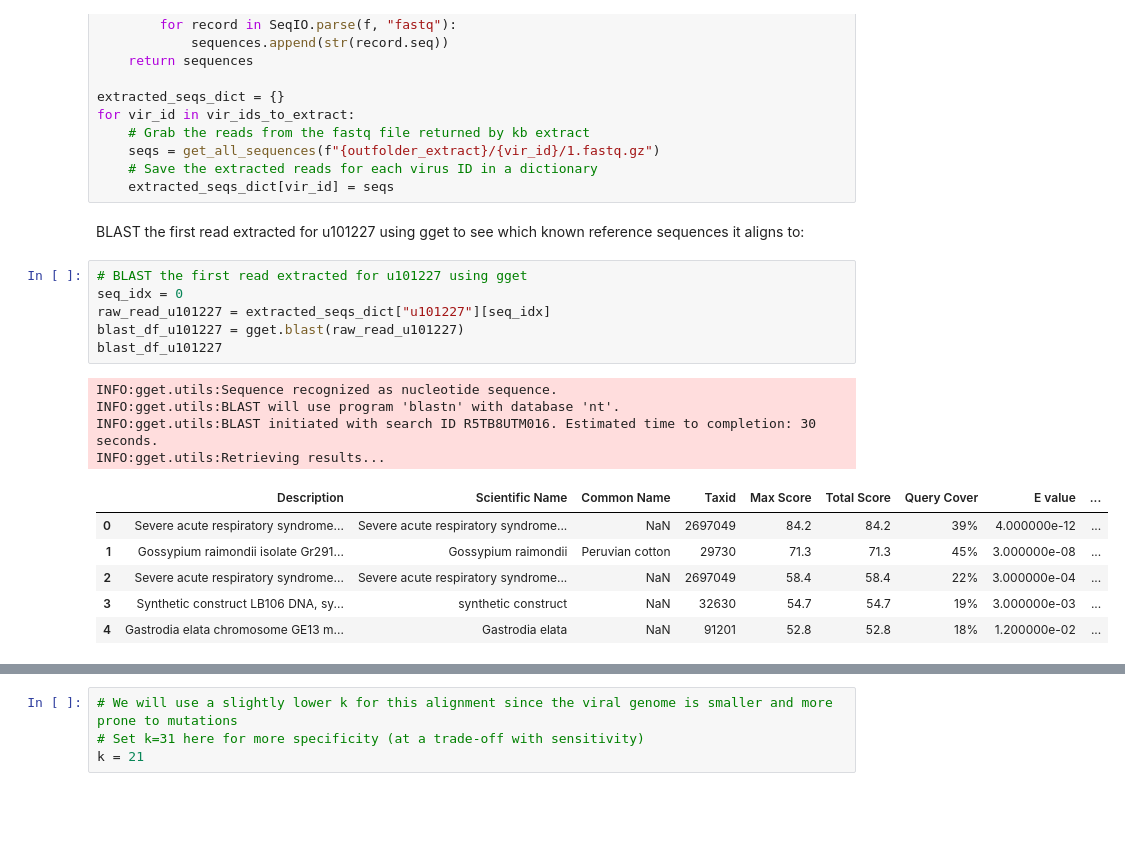
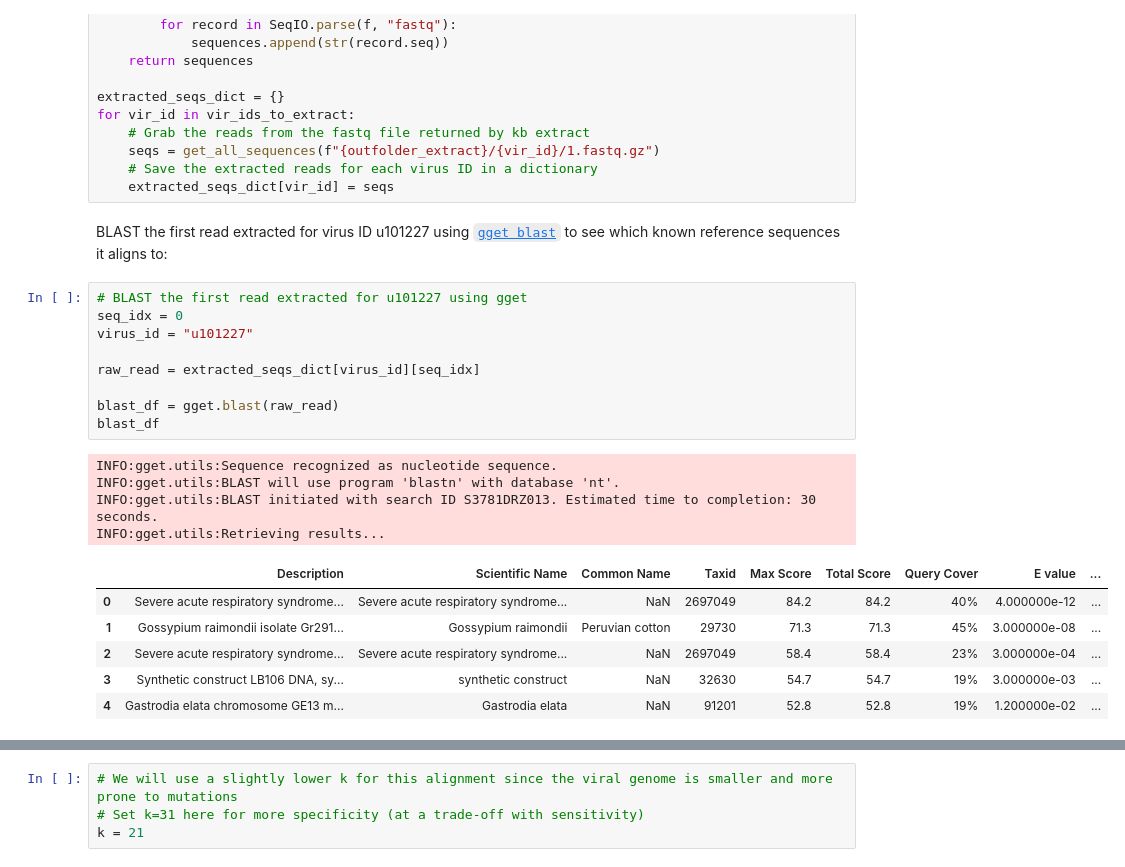
Before and after one commit to pachterlab/kb_docs, a Jupyter notebook: docs/source/translated/notebooks/virus_detection_sc.ipynb, the cells around one changed output, grey strips where cells are left out. Cells and saved outputs as stored; diff of their text form; blank space fills up the shorter version.

```diff
--- a/docs/source/translated/notebooks/virus_detection_sc.ipynb
+++ b/docs/source/translated/notebooks/virus_detection_sc.ipynb
@@ -658,22 +671,25 @@ for vir_id in vir_ids_to_extract:
     # Save the extracted reads for each virus ID in a dictionary
     extracted_seqs_dict[vir_id] = seqs
 # %% [markdown]
-BLAST the first read extracted for u101227 using gget to see which known reference sequences it aligns to:
+BLAST the first read extracted for virus ID u101227 using [`gget blast`](https://pachterlab.github.io/gget/en/blast.html) to see which known reference sequences it aligns to:
 # %%
 # BLAST the first read extracted for u101227 using gget
 seq_idx = 0
-raw_read_u101227 = extracted_seqs_dict["u101227"][seq_idx]
-blast_df_u101227 = gget.blast(raw_read_u101227)
-blast_df_u101227
+virus_id = "u101227"
+
+raw_read = extracted_seqs_dict[virus_id][seq_idx]
+
+blast_df = gget.blast(raw_read)
+blast_df
 # %% [output]
 INFO:gget.utils:Sequence recognized as nucleotide sequence.
 INFO:gget.utils:BLAST will use program 'blastn' with database 'nt'.
-INFO:gget.utils:BLAST initiated with search ID R5TB8UTM016. Estimated time to completion: 30 seconds.
+INFO:gget.utils:BLAST initiated with search ID S3781DRZ013. Estimated time to completion: 30 seconds.
 INFO:gget.utils:Retrieving results...
 |  | Description | Scientific Name | Common Name | Taxid | Max Score | Total Score | Query Cover | E value | ... |
-| 0 | Severe acute respiratory syndrome... | Severe acute respiratory syndrome... | NaN | 2697049 | 84.2 | 84.2 | 39% | 4.000000e-12 | ... |
+| 0 | Severe acute respiratory syndrome... | Severe acute respiratory syndrome... | NaN | 2697049 | 84.2 | 84.2 | 40% | 4.000000e-12 | ... |
 | 1 | Gossypium raimondii isolate Gr291... | Gossypium raimondii | Peruvian cotton | 29730 | 71.3 | 71.3 | 45% | 3.000000e-08 | ... |
-| 2 | Severe acute respiratory syndrome... | Severe acute respiratory syndrome... | NaN | 2697049 | 58.4 | 58.4 | 22% | 3.000000e-04 | ... |
+| 2 | Severe acute respiratory syndrome... | Severe acute respiratory syndrome... | NaN | 2697049 | 58.4 | 58.4 | 23% | 3.000000e-04 | ... |
 | 3 | Synthetic construct LB106 DNA, sy... | synthetic construct | NaN | 32630 | 54.7 | 54.7 | 19% | 3.000000e-03 | ... |
-| 4 | Gastrodia elata chromosome GE13 m... | Gastrodia elata | NaN | 91201 | 52.8 | 52.8 | 18% | 1.200000e-02 | ... |
+| 4 | Gastrodia elata chromosome GE13 m... | Gastrodia elata | NaN | 91201 | 52.8 | 52.8 | 19% | 1.200000e-02 | ... |
 # %% [markdown]
```
Also changed, not shown: parts of 30 cells of this notebook.
